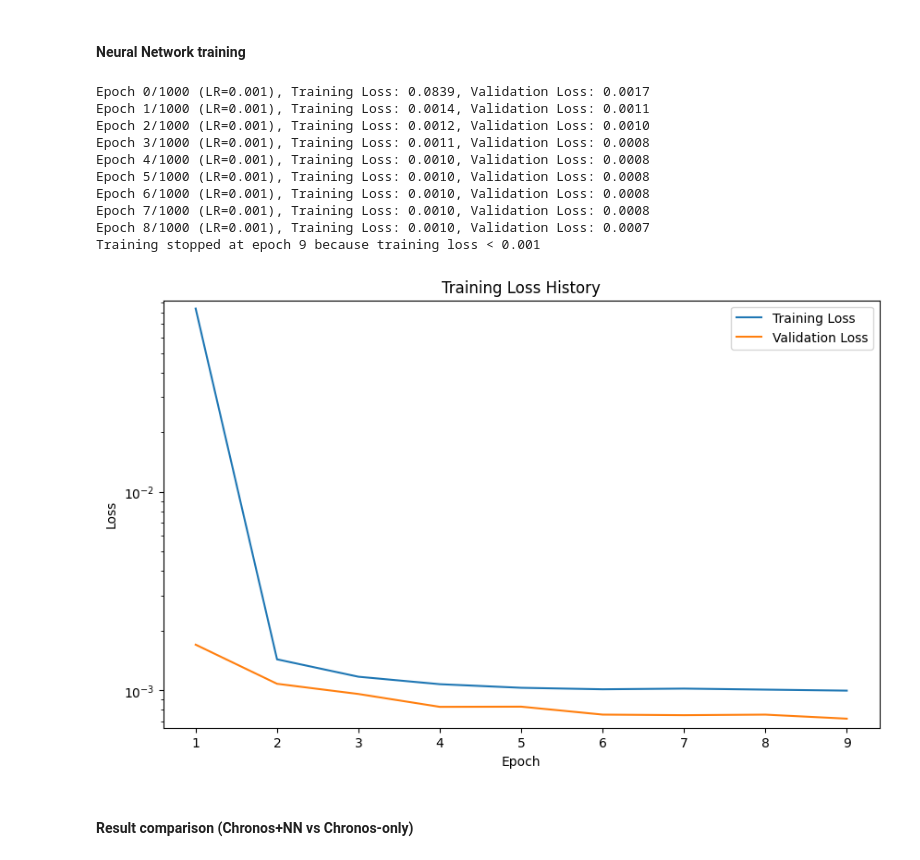
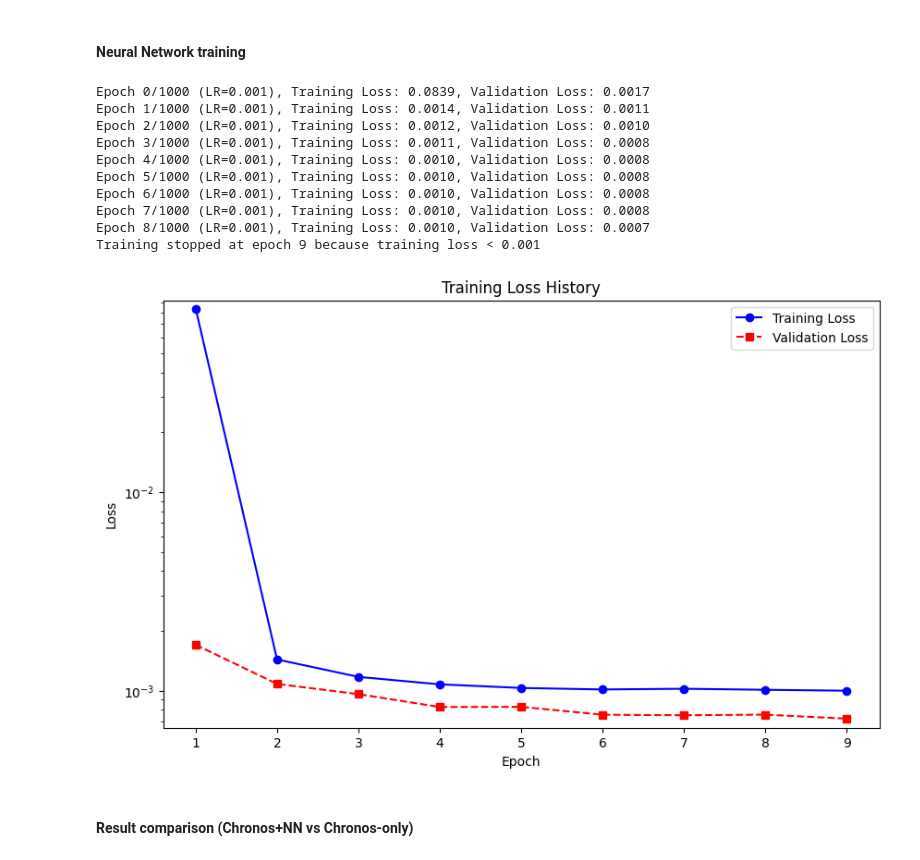
Before and after one commit to JackBstn/Chronos_multivariate, a Jupyter notebook: chronos_multivariate_neural_network.ipynb, the cells around one changed output. Drawn from its saved outputs; the diff is of its cells as text; code cells hidden in the pictures.

Commit message:
upload missing plots

```diff
--- a/chronos_multivariate_neural_network.ipynb
+++ b/chronos_multivariate_neural_network.ipynb
@@ -306,36 +306,36 @@ for epoch in range(num_epochs):
 
     if patience_counter >= patience:
         print(f"Early stopping at epoch {epoch + 1}")
         break
 
     # Interrupt training if loss drops below 0.001 (early stopping)
     if train_loss < 0.001:
         print(f"Training stopped at epoch {epoch + 1} because training loss < 0.001")
         break
 
 # Plot loss history
 plt.figure(figsize=(10, 6))
-plt.plot(range(1, len(loss_history) + 1), loss_history, label="Training Loss")
-plt.plot(range(1, len(loss_history_val) + 1), loss_history_val, label="Validation Loss")
+plt.plot(range(1, len(loss_history) + 1), loss_history, marker='o', linestyle='-', color='b', label="Training Loss")
+plt.plot(range(1, len(loss_history_val) + 1), loss_history_val, marker='s', linestyle='--', color='r', label="Validation Loss")
 plt.yscale("log")  # Use log scale to better see the loss decrease
 plt.ylim([min(loss_history_val + loss_history) * 0.9, max(loss_history) * 1.1])  # Auto-adjust Y scale
 plt.xlabel("Epoch")
 plt.ylabel("Loss")
 plt.title("Training Loss History")
 plt.legend()
 plt.show()
 # %% [output]
 Epoch 0/1000 (LR=0.001), Training Loss: 0.0839, Validation Loss: 0.0017
 Epoch 1/1000 (LR=0.001), Training Loss: 0.0014, Validation Loss: 0.0011
 Epoch 2/1000 (LR=0.001), Training Loss: 0.0012, Validation Loss: 0.0010
 Epoch 3/1000 (LR=0.001), Training Loss: 0.0011, Validation Loss: 0.0008
 Epoch 4/1000 (LR=0.001), Training Loss: 0.0010, Validation Loss: 0.0008
 Epoch 5/1000 (LR=0.001), Training Loss: 0.0010, Validation Loss: 0.0008
 Epoch 6/1000 (LR=0.001), Training Loss: 0.0010, Validation Loss: 0.0008
 Epoch 7/1000 (LR=0.001), Training Loss: 0.0010, Validation Loss: 0.0008
 Epoch 8/1000 (LR=0.001), Training Loss: 0.0010, Validation Loss: 0.0007
 Training stopped at epoch 9 because training loss < 0.001
-[figure, old version]
+[figure, new version]
 # %%
 # Save the model
 torch.save(model.state_dict(), "nn_model.pth")
```
Also changed, not shown: parts of 1 cell of this notebook, 6 other files.
